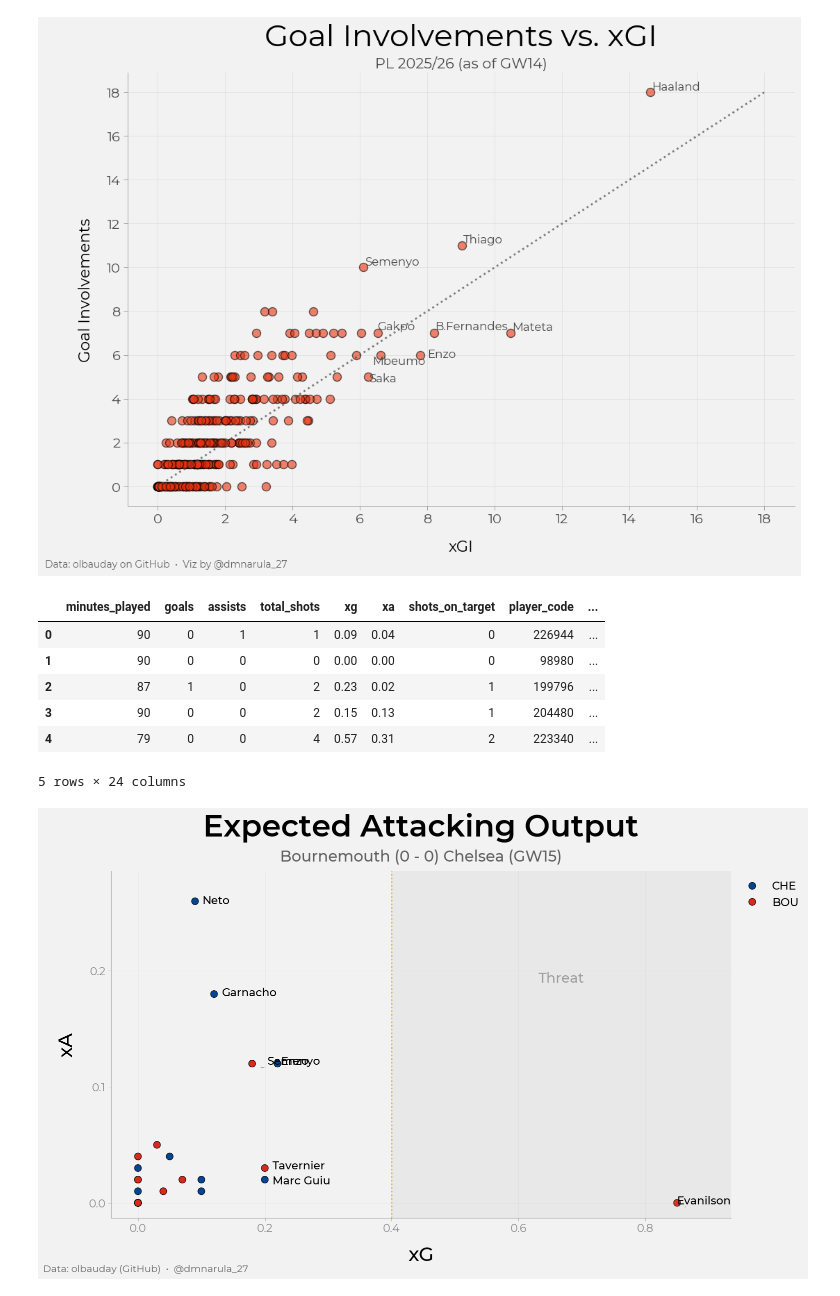
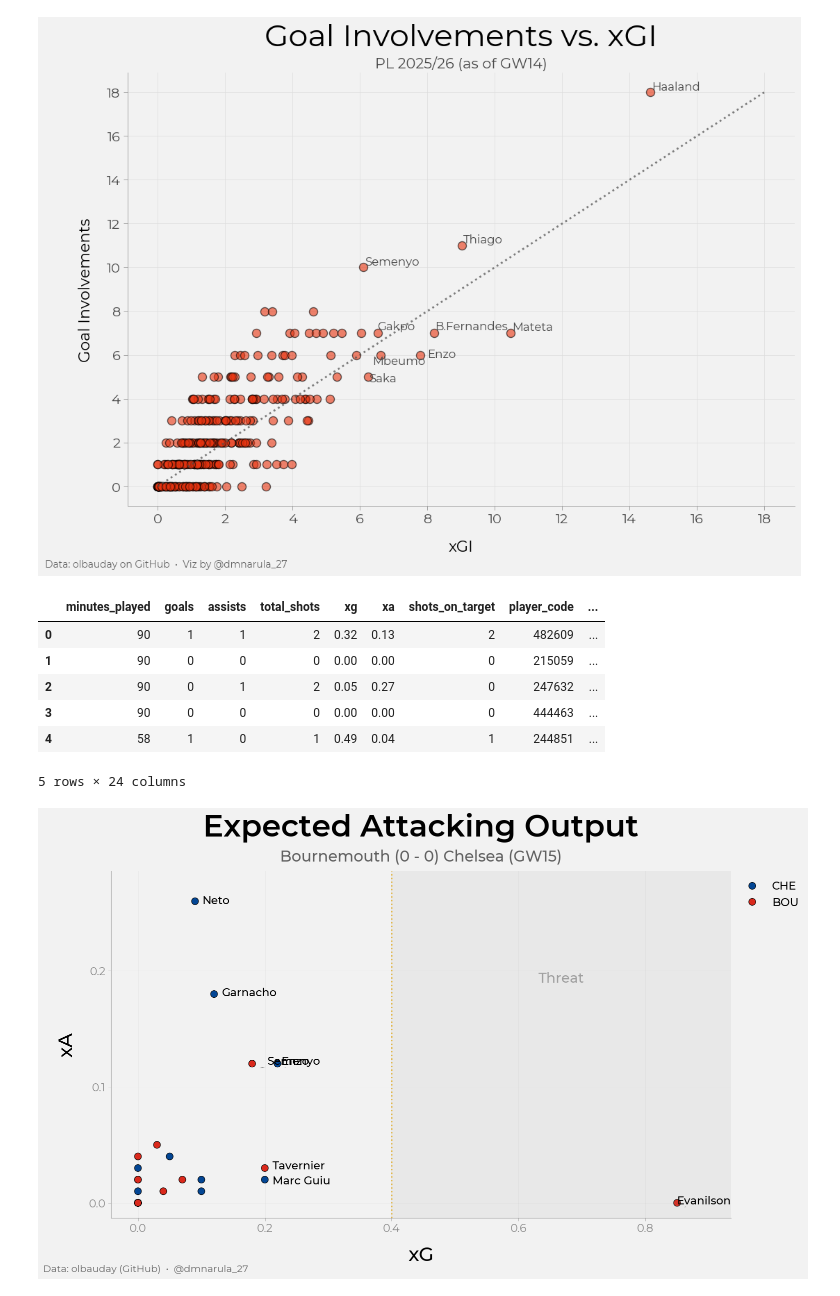
Before and after one commit to dmnarula/football-ds-learning, a Jupyter notebook: week3-visualization/Week3_Projects.ipynb, the cells around one changed output. Cells and saved outputs as stored; diff of their text form; code cells hidden in the pictures.

```diff
--- a/week3-visualization/Week3_Projects.ipynb
+++ b/week3-visualization/Week3_Projects.ipynb
@@ -308,18 +312,18 @@ def get_gw_urls(gw: int):
 # %%
 # Load gameweek data and build match df
 def build_match_df_for_gw(gw: int):
   urls = get_gw_urls(gw)
   return build_match_df(*urls)
 
-df_final_clean = build_match_df_for_gw(15)
+df_final_clean = build_match_df_for_gw(16)
 df_final_clean.head()
 # %% [output]
 |  | minutes_played | goals | assists | total_shots | xg | xa | shots_on_target | player_code | ... |
-| 0 | 90 | 0 | 1 | 1 | 0.09 | 0.04 | 0 | 226944 | ... |
-| 1 | 90 | 0 | 0 | 0 | 0.00 | 0.00 | 0 | 98980 | ... |
-| 2 | 87 | 1 | 0 | 2 | 0.23 | 0.02 | 1 | 199796 | ... |
-| 3 | 90 | 0 | 0 | 2 | 0.15 | 0.13 | 1 | 204480 | ... |
-| 4 | 79 | 0 | 0 | 4 | 0.57 | 0.31 | 2 | 223340 | ... |
+| 0 | 90 | 1 | 1 | 2 | 0.32 | 0.13 | 2 | 482609 | ... |
+| 1 | 90 | 0 | 0 | 0 | 0.00 | 0.00 | 0 | 215059 | ... |
+| 2 | 90 | 0 | 1 | 2 | 0.05 | 0.27 | 0 | 247632 | ... |
+| 3 | 90 | 0 | 0 | 0 | 0.00 | 0.00 | 0 | 444463 | ... |
+| 4 | 58 | 1 | 0 | 1 | 0.49 | 0.04 | 1 | 244851 | ... |
 5 rows × 24 columns
 # %%
 # Team colors
```
Also changed, not shown: parts of 7 cells of this notebook.
